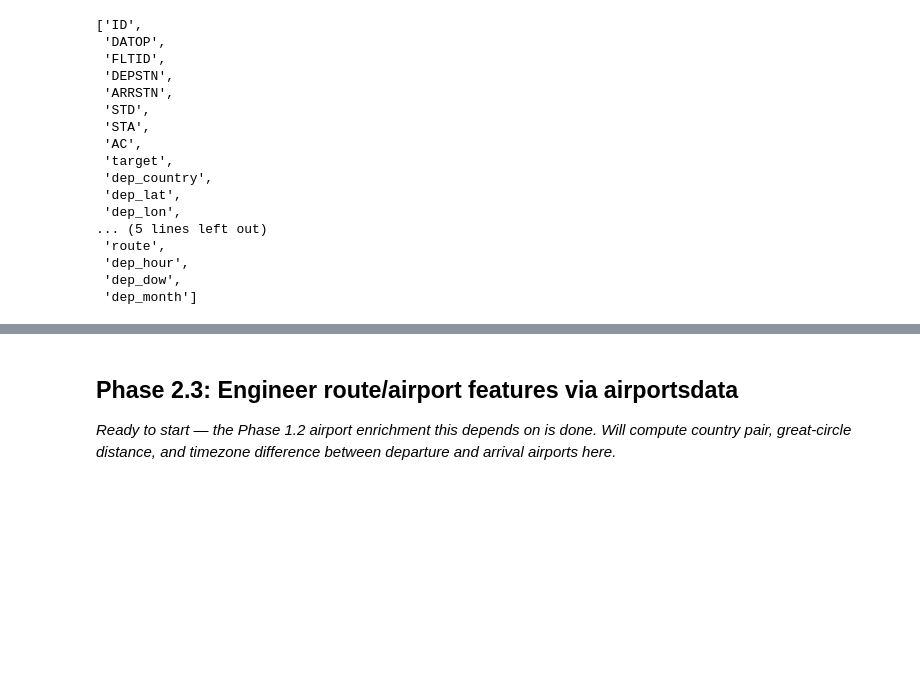
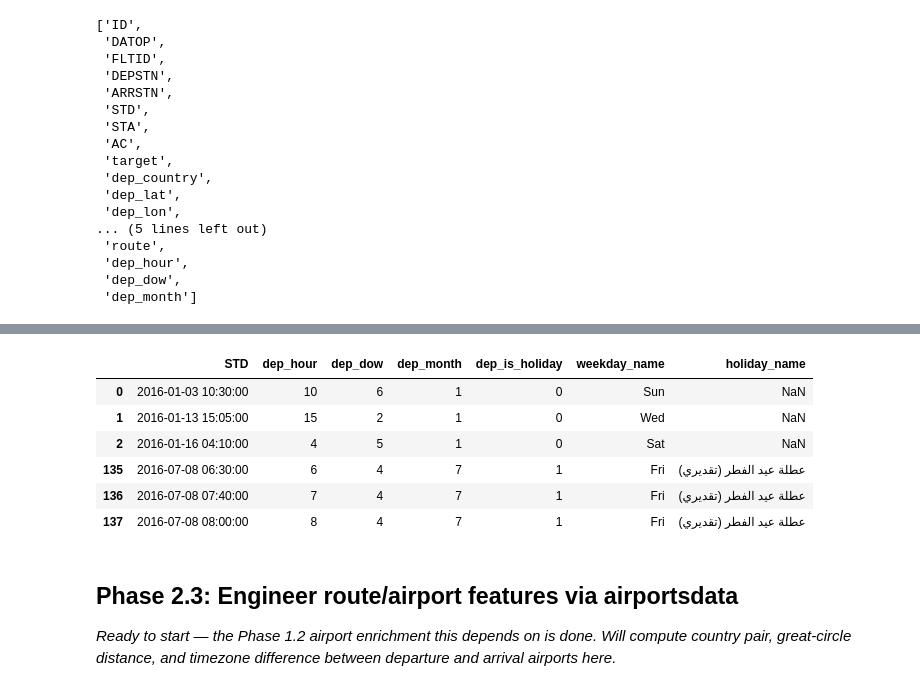
Before and after one commit to AlexDeWilde/0721-ds-ml-project-template, a Jupyter notebook: 04_flight_delay_eda_modeling.ipynb, the cells around one changed output, grey strips where cells are left out. Cells and saved outputs as stored; diff of their text form; code cells hidden in the pictures; blank space fills up the shorter version.

```diff
--- a/04_flight_delay_eda_modeling.ipynb
+++ b/04_flight_delay_eda_modeling.ipynb
@@ -601,0 +657,19 @@ train.columns.tolist()
+# %%
+import holidays
+
+# Tunisian public holidays across the years our data spans. This includes the
+# moving Islamic holidays (Eid al-Fitr/Adha, etc.), which the package computes
+# per year for us.
+tn_holidays = holidays.Tunisia(years=[2016, 2017, 2018])
+
+# Flag whether each flight's departure DATE is a public holiday (1/0).
+# NOTE: match on .dt.date -- comparing against the holiday calendar by
+# normalized Timestamp (.isin(tn_holidays)) silently returns all-False,
+# because the calendar's keys are datetime.date, not Timestamp.
+for _df in (train, test):
+    _df["dep_is_holiday"] = _df["STD"].dt.date.map(lambda d: d in tn_holidays).astype(int)
+
+print("Holiday dates in calendar (2016-2018):", len(tn_holidays))
+print("Train flights on a holiday:", int(train["dep_is_holiday"].sum()),
+      f'({train["dep_is_holiday"].mean() * 100:.1f}%)')
+train[["STD", "dep_is_holiday"]].head()
@@ -602,3 +691,26 @@ train.columns.tolist()
+# %%
+# Spot-check the temporal features against a few raw rows: 3 ordinary days and
+# 3 holiday flights. weekday_name / holiday_name are readable helpers for this
+# check only -- they are NOT model features.
+day_names = ["Mon", "Tue", "Wed", "Thu", "Fri", "Sat", "Sun"]
+check_cols = ["STD", "dep_hour", "dep_dow", "dep_month", "dep_is_holiday"]
+
+sample = pd.concat([
+    train[train["dep_is_holiday"] == 0].head(3),
+    train[train["dep_is_holiday"] == 1].head(3),
+]).copy()
+sample["weekday_name"] = sample["dep_dow"].map(dict(enumerate(day_names)))
+sample["holiday_name"] = sample["STD"].dt.date.map(lambda d: tn_holidays.get(d))
+
+sample[check_cols + ["weekday_name", "holiday_name"]]
+# %% [output]
+|  | STD | dep_hour | dep_dow | dep_month | dep_is_holiday | weekday_name | holiday_name |
+| 0 | 2016-01-03 10:30:00 | 10 | 6 | 1 | 0 | Sun | NaN |
+| 1 | 2016-01-13 15:05:00 | 15 | 2 | 1 | 0 | Wed | NaN |
+| 2 | 2016-01-16 04:10:00 | 4 | 5 | 1 | 0 | Sat | NaN |
+| 135 | 2016-07-08 06:30:00 | 6 | 4 | 7 | 1 | Fri | عطلة عيد الفطر (تقديري) |
+| 136 | 2016-07-08 07:40:00 | 7 | 4 | 7 | 1 | Fri | عطلة عيد الفطر (تقديري) |
+| 137 | 2016-07-08 08:00:00 | 8 | 4 | 7 | 1 | Fri | عطلة عيد الفطر (تقديري) |
 # %% [markdown]
 ## Phase 2.3: Engineer route/airport features via airportsdata
 
```
Also changed, not shown: parts of 7 cells of this notebook, 9 other files.
